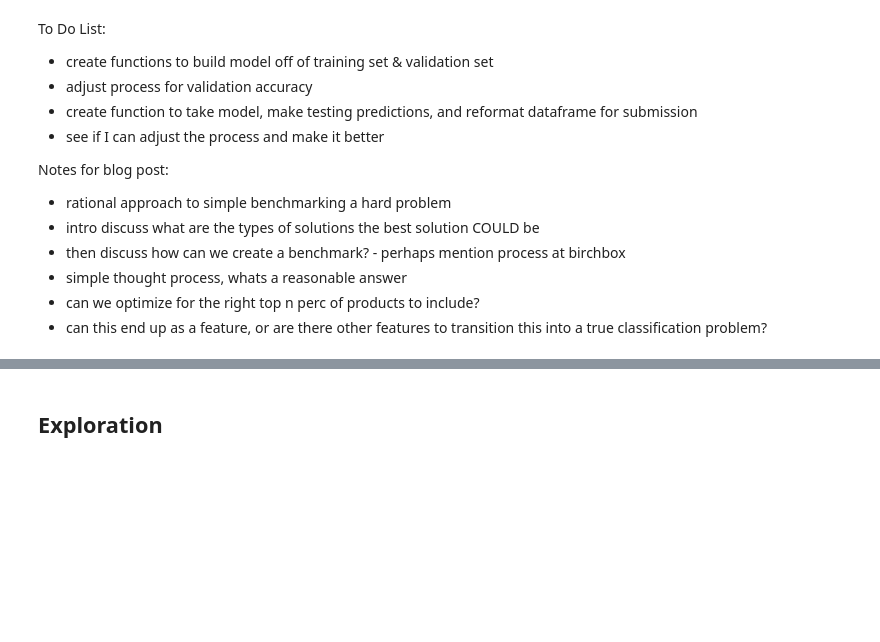
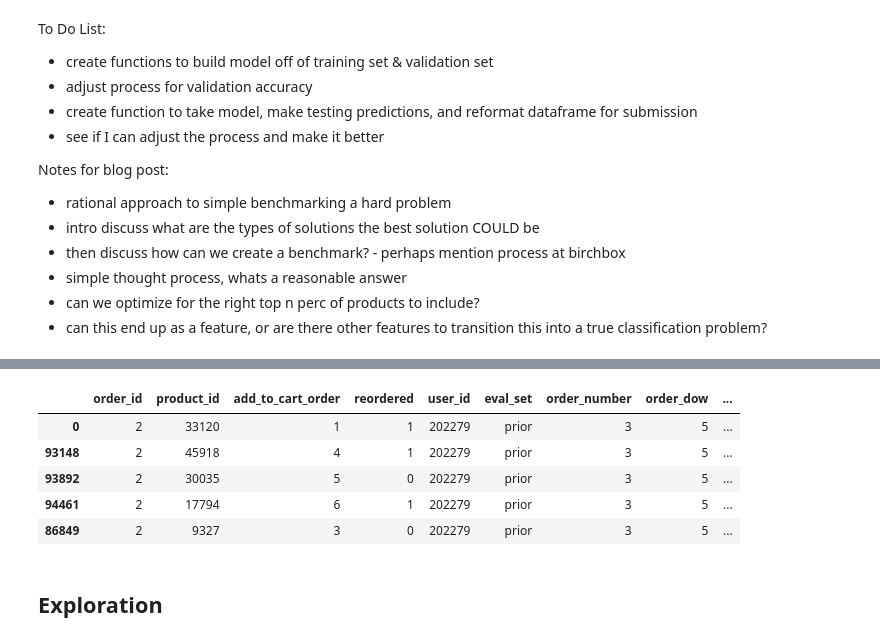
Before and after one commit to matt-negrin/instacart, a Jupyter notebook: scratch.ipynb, the cells around one changed output, grey strips where cells are left out. Drawn from its saved outputs; the diff is of its cells as text; code cells hidden in the pictures; blank space fills up the shorter version.

```diff
--- a/scratch.ipynb
+++ b/scratch.ipynb
@@ -189,3 +268,12 @@ df[df.predict_flag==1]
+# %%
+train_df.sort_values(by='order_id').head()
+# %% [output]
+|  | order_id | product_id | add_to_cart_order | reordered | user_id | eval_set | order_number | order_dow | ... |
+| 0 | 2 | 33120 | 1 | 1 | 202279 | prior | 3 | 5 | ... |
+| 93148 | 2 | 45918 | 4 | 1 | 202279 | prior | 3 | 5 | ... |
+| 93892 | 2 | 30035 | 5 | 0 | 202279 | prior | 3 | 5 | ... |
+| 94461 | 2 | 17794 | 6 | 1 | 202279 | prior | 3 | 5 | ... |
+| 86849 | 2 | 9327 | 3 | 0 | 202279 | prior | 3 | 5 | ... |
 # %% [markdown]
 ## Exploration
 # %%
```
Also changed, not shown: parts of 12 cells of this notebook.
